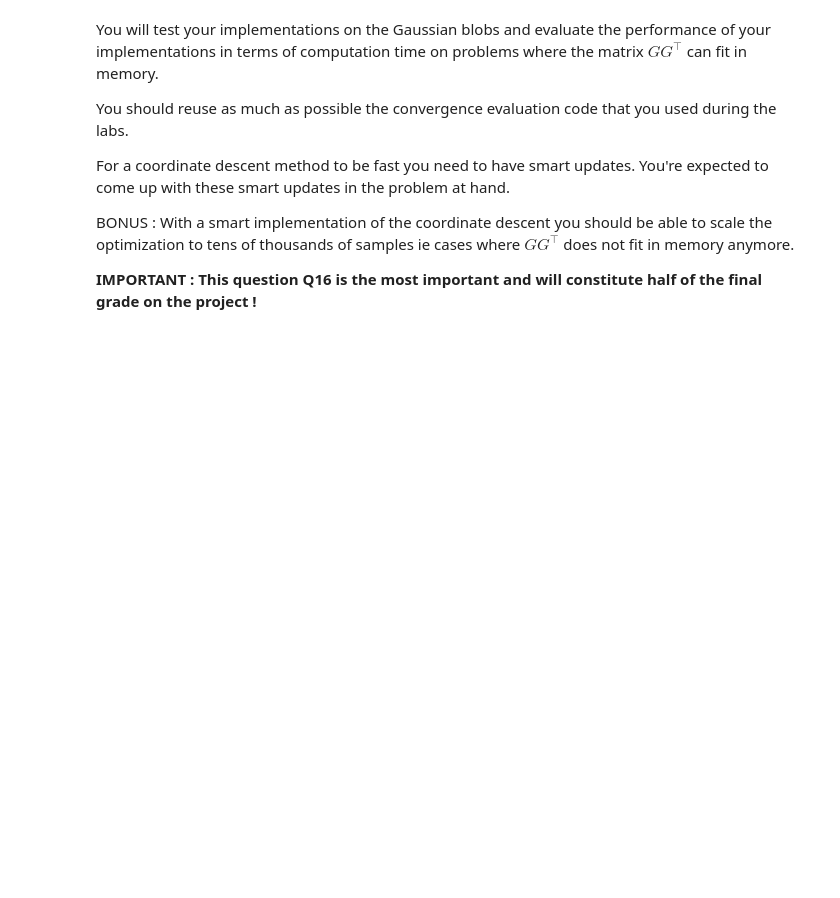
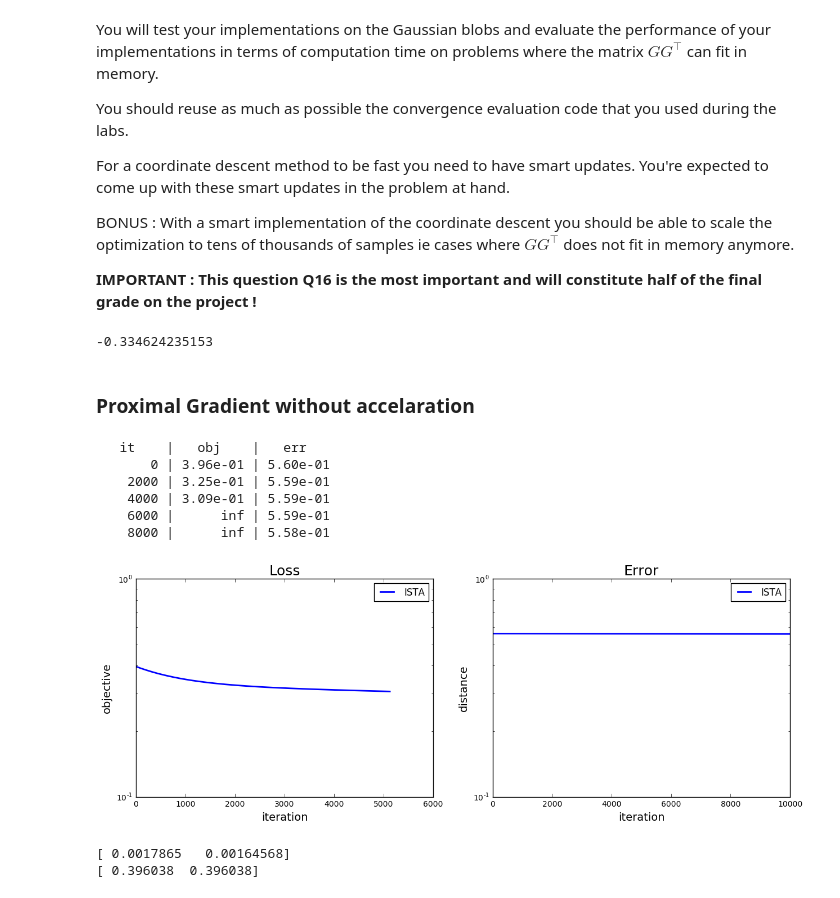
Before and after one commit to DataNest/project-optimization-data-science, a Jupyter notebook: project_el_alaoui_salma_and_hung_chia_man_and_liu_zhengying-merge.ipynb, the cells around one changed output. Cells and saved outputs as stored; diff of their text form; code cells hidden in the pictures; blank space fills up the shorter version.

Commit message:
tried ISTA, not working

```diff
--- a/project_el_alaoui_salma_and_hung_chia_man_and_liu_zhengying-merge.ipynb
+++ b/project_el_alaoui_salma_and_hung_chia_man_and_liu_zhengying-merge.ipynb
@@ -767,0 +830,13 @@ from scipy.optimize import fmin_l_bfgs_b
+# %%
+from scipy.optimize import fmin_l_bfgs_b
+X, y = datasets(name='gaussian', n_points=300, sigma=0.5)
+model = Svm(X, y, np.inf)
+x_min = np.zeros(model.n)
+mu_support, idx_support = svm_solver(kernel(X,X), y, np.inf)
+x_min[idx_support] = mu_support
+f_min = model.loss(x_min)
+print(fmin)
+# %% [output]
+-0.334624235153
+# %% [markdown]
+### Proximal Gradient without accelaration
@@ -767,0 +857,48 @@ from scipy.optimize import fmin_l_bfgs_b
+# %%
+step = 1. / model.lipschitz_constant()
+x_init = np.zeros(model.n)
+ista_inspector = inspector(model.loss, verbose=True)
+x_ista = ista(x_init, model.grad, model.prox_g, n_iter, step, callback=ista_inspector)
+# %% [output]
+   it    |   obj    |   err
+       0 | 3.96e-01 | 5.60e-01
+    2000 | 3.25e-01 | 5.59e-01
+    4000 | 3.09e-01 | 5.59e-01
+    6000 |      inf | 5.59e-01
+    8000 |      inf | 5.58e-01
+# %%
+plt.figure(figsize=(15, 5))
+
+plt.subplot(1, 2, 1)
+
+inspectors = [ista_inspector]
+
+solvers = ["ISTA"]
+
+for insp in inspectors:
+    plt.plot(insp.obj, lw=2)
+    plt.title("Loss", fontsize=18)
+    plt.xlabel("iteration", fontsize=14)
+    plt.ylabel("objective", fontsize=14)
+    plt.yscale("log")
+
+plt.legend(solvers)
+
+plt.subplot(1, 2, 2)
+
+for insp in inspectors:
+    plt.plot(insp.err, lw=2)
+    plt.title("Error", fontsize=18)
+    plt.xlabel("iteration", fontsize=14)
+    plt.ylabel("distance", fontsize=14)
+    plt.yscale("log")
+
+plt.legend(solvers);
+# %% [output]
+[figure, added]
+# %%
+print(x_ista[idx_support])
+print(x_min[idx_support])
+# %% [output]
+[ 0.0017865   0.00164568]
+[ 0.396038  0.396038]
```
Also changed, not shown: parts of 12 cells of this notebook.
